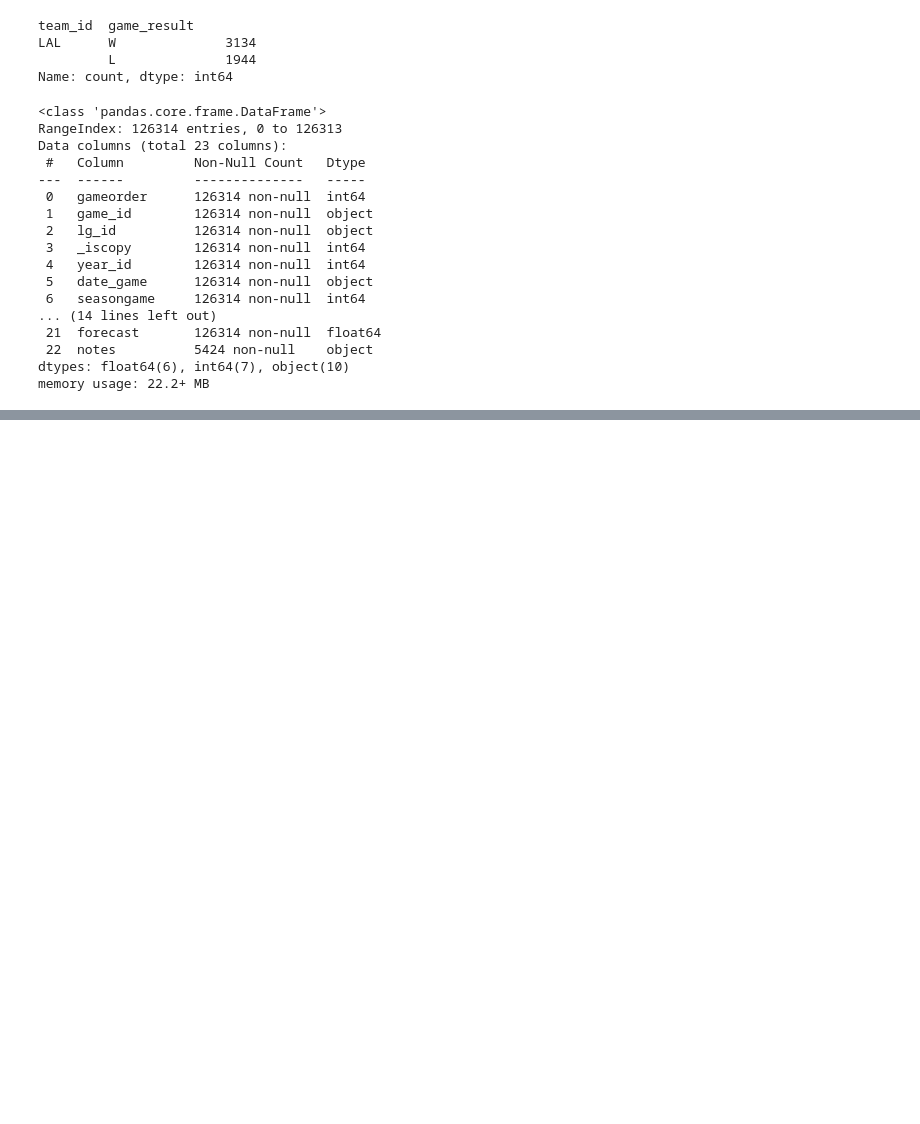
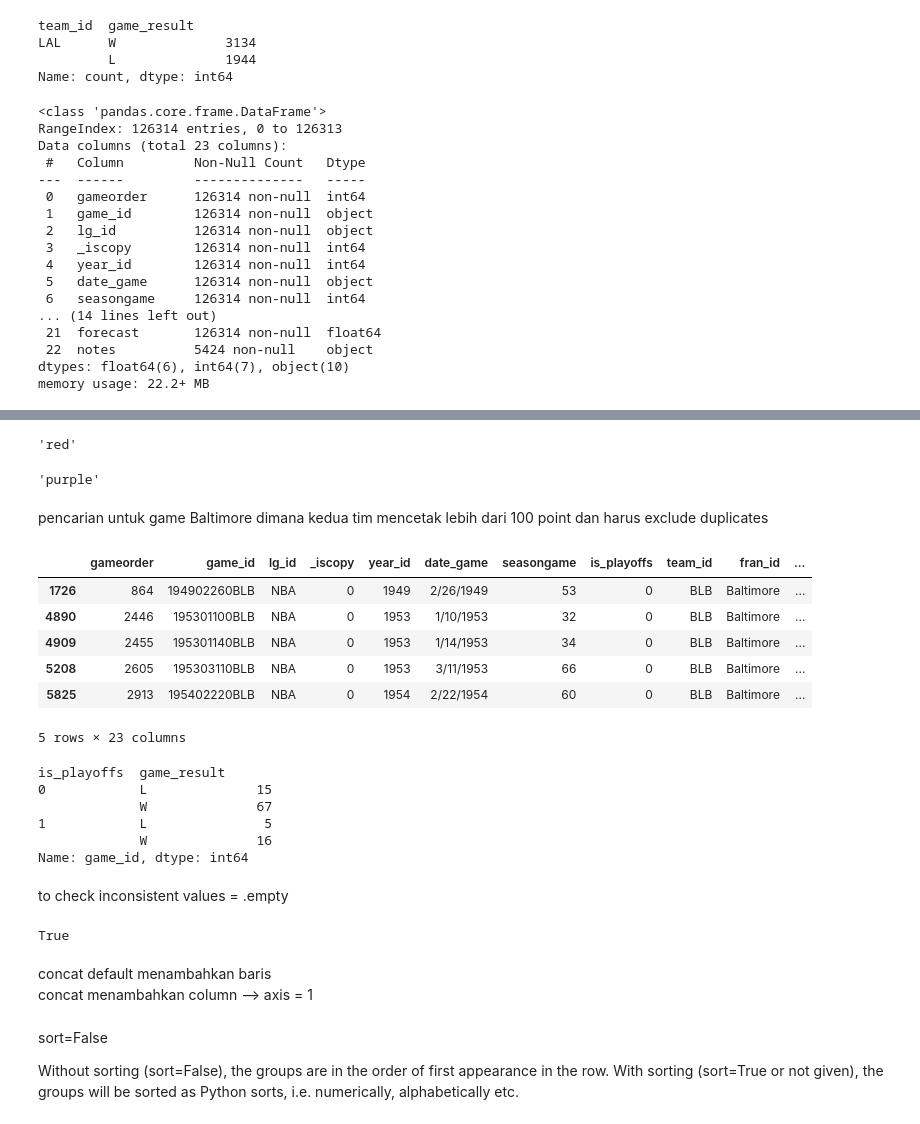
Before and after one commit to jennyaurelia/H8_1033, a Jupyter notebook: sesi5notes.ipynb, the cells around one changed output, grey strips where cells are left out. Cells and saved outputs as stored; diff of their text form; code cells hidden in the pictures; blank space fills up the shorter version.

```diff
--- a/sesi5notes.ipynb
+++ b/sesi5notes.ipynb
@@ -364,0 +421,50 @@ memory usage: 22.2+ MB
+# %%
+colors.loc[1]
+# %% [output]
+'red'
+# %%
+colors.iloc[1]
+# %% [output]
+'purple'
+# %% [markdown]
+pencarian untuk game Baltimore dimana kedua tim mencetak lebih dari 100 point dan harus exclude duplicates
+# %%
+df[
+    (df['_iscopy'] == 0) &
+    (df['pts'] > 100) &
+    (df['opp_pts'] > 100) &
+    (df['team_id'] == 'BLB')
+]
+# %% [output]
+|  | gameorder | game_id | lg_id | _iscopy | year_id | date_game | seasongame | is_playoffs | team_id | fran_id | ... |
+| 1726 | 864 | 194902260BLB | NBA | 0 | 1949 | 2/26/1949 | 53 | 0 | BLB | Baltimore | ... |
+| 4890 | 2446 | 195301100BLB | NBA | 0 | 1953 | 1/10/1953 | 32 | 0 | BLB | Baltimore | ... |
+| 4909 | 2455 | 195301140BLB | NBA | 0 | 1953 | 1/14/1953 | 34 | 0 | BLB | Baltimore | ... |
+| 5208 | 2605 | 195303110BLB | NBA | 0 | 1953 | 3/11/1953 | 66 | 0 | BLB | Baltimore | ... |
+| 5825 | 2913 | 195402220BLB | NBA | 0 | 1954 | 2/22/1954 | 60 | 0 | BLB | Baltimore | ... |
+5 rows × 23 columns
+# %%
+df[
+    (df['fran_id'] == 'Warriors') &
+    (df['year_id'] == 2015)
+].groupby(['is_playoffs','game_result'])['game_id'].count()
+# %% [output]
+is_playoffs  game_result
+0            L              15
+             W              67
+1            L               5
+             W              16
+Name: game_id, dtype: int64
+# %% [markdown]
+to check inconsistent values = .empty
+# %%
+df[(df['pts'] > df['opp_pts']) & (df['game_result'] !='W')].empty
+# %% [output]
+True
+# %% [markdown]
+concat default menambahkan baris
+concat menambahkan column --> axis = 1
+# %% [markdown]
+sort=False
+
+Without sorting (sort=False), the groups are in the order of first appearance in the row. With sorting (sort=True or not given), the groups will be sorted as Python sorts, i.e. numerically, alphabetically etc.
```
Also changed, not shown: parts of 9 cells of this notebook, 2 other files.
